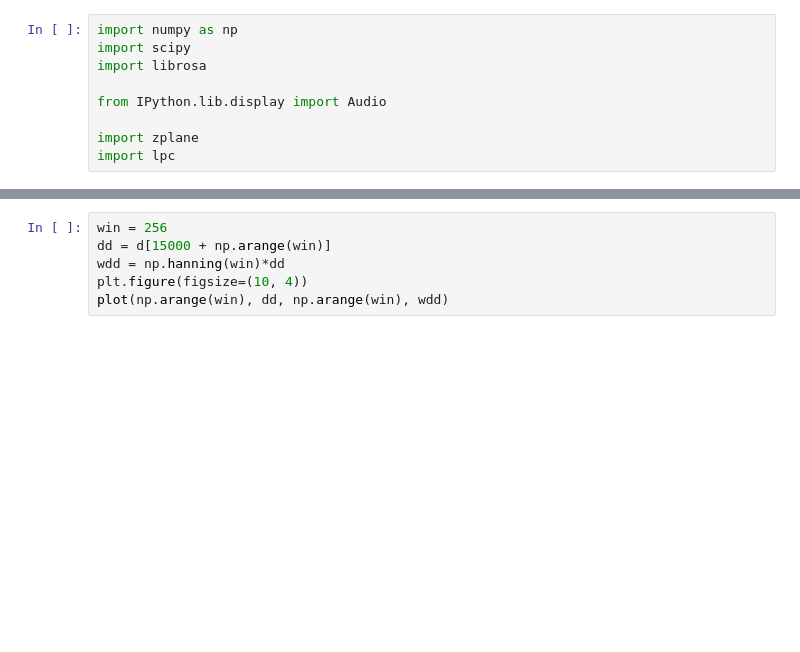
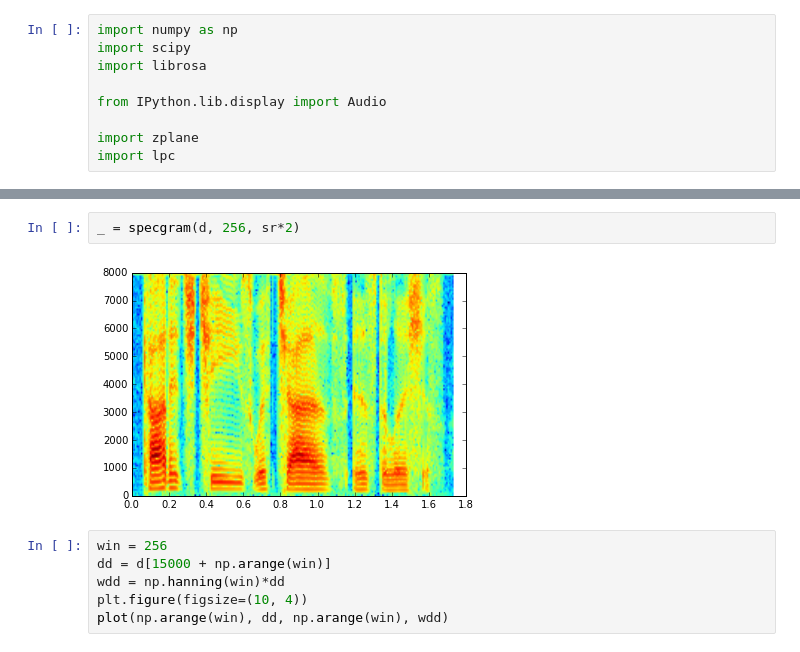
Before and after one commit to dpwe/elene4896, a Jupyter notebook: L06/E4896_L06_lpc_diary.ipynb, the cells around one changed output, grey strips where cells are left out. Saved outputs shown, nothing was run; the diff lists cells and outputs as text; blank space fills up the shorter version.

```diff
--- a/L06/E4896_L06_lpc_diary.ipynb
+++ b/L06/E4896_L06_lpc_diary.ipynb
@@ -23,3 +24,7 @@ print sr
+# %%
+_ = specgram(d, 256, sr*2)
+# %% [output]
+[figure, added]
 # %%
 win = 256
 dd = d[15000 + np.arange(win)]
```
Also changed, not shown: parts of 12 cells of this notebook, 1 other file.
